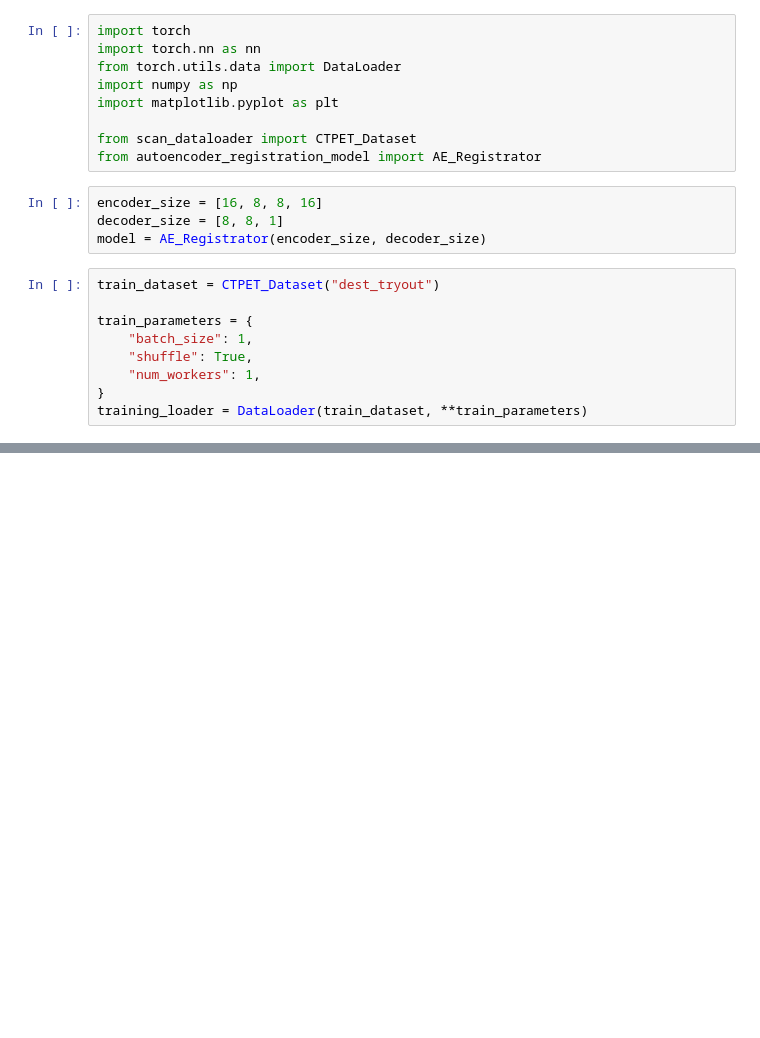
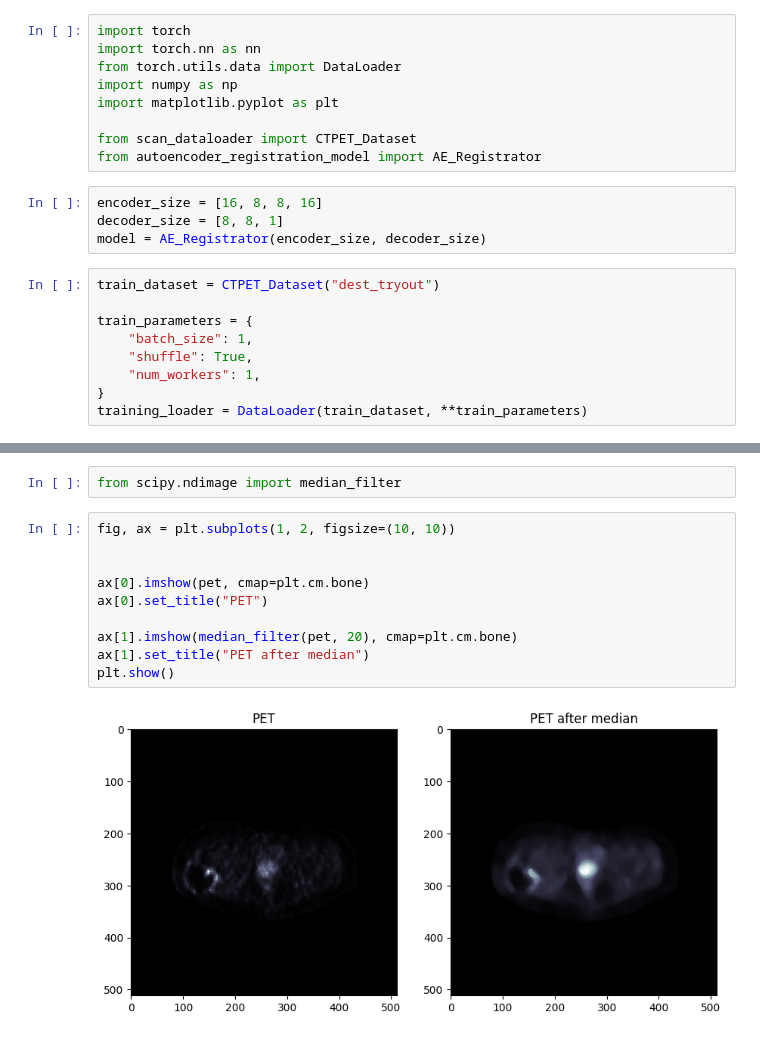
Before and after one commit to basicskill/medical-image-registration, a Jupyter notebook: model_evaluation.ipynb, the cells around one changed output, grey strips where cells are left out. Cells and saved outputs as stored; diff of their text form; blank space fills up the shorter version.

```diff
--- a/model_evaluation.ipynb
+++ b/model_evaluation.ipynb
@@ -86,0 +80,14 @@ AttributeError: 'Adam' object has no attribute 'lr'
+# %%
+from scipy.ndimage import median_filter
+# %%
+fig, ax = plt.subplots(1, 2, figsize=(10, 10))
+
+
+ax[0].imshow(pet, cmap=plt.cm.bone)
+ax[0].set_title("PET")
+
+ax[1].imshow(median_filter(pet, 20), cmap=plt.cm.bone)
+ax[1].set_title("PET after median")
+plt.show()
+# %% [output]
+[figure, added]
```
Also changed, not shown: parts of 9 cells of this notebook, 2 other files.
